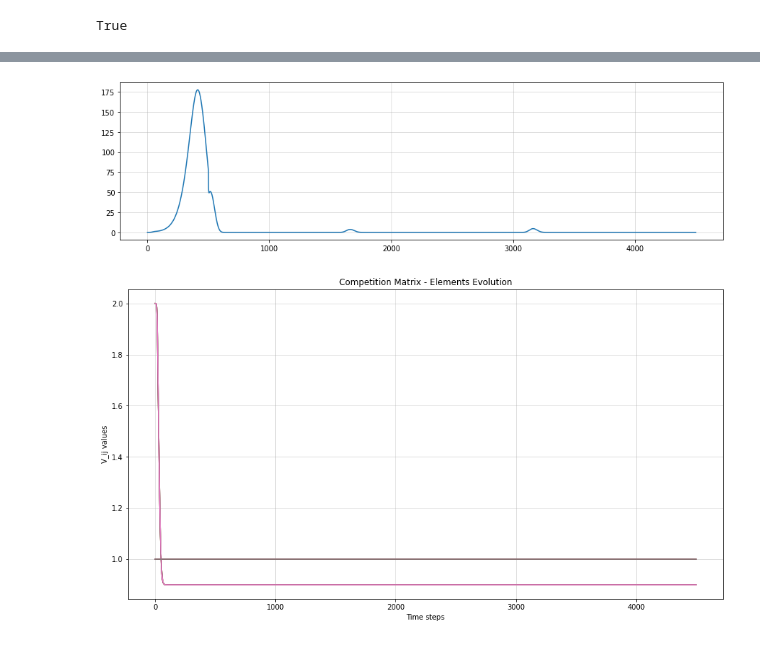
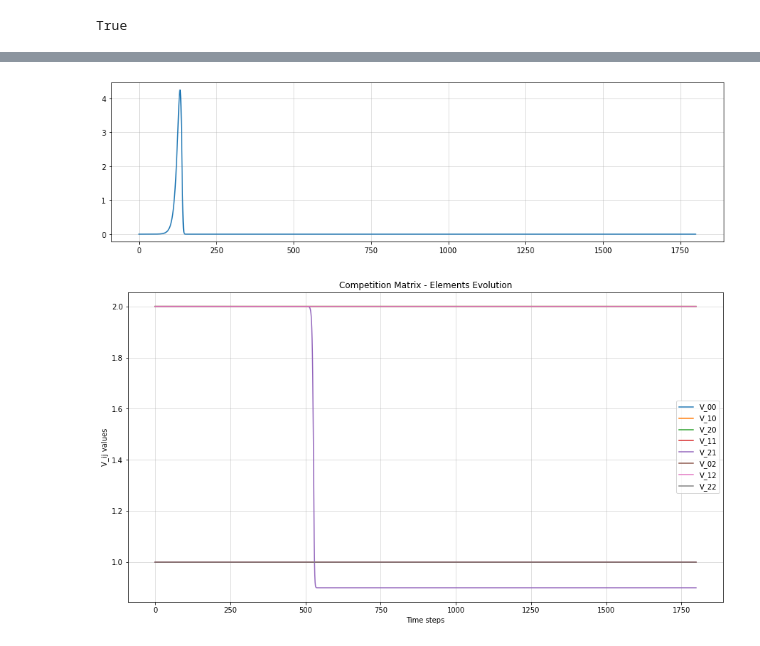
Before and after one commit to sazio/Transients, a Jupyter notebook: Python/WLC_SSM.ipynb, the cells around one changed output, grey strips where cells are left out. Drawn from its saved outputs; the diff is of its cells as text; code cells hidden in the pictures.

Commit message:
Some problems with delay

```diff
--- a/Python/WLC_SSM.ipynb
+++ b/Python/WLC_SSM.ipynb
@@ -16,11 +16,13 @@ beta = 2.5
 V_1 = 0.9
 eps = 0.01
 sigma = 0.0001
-tau = 1 # delay in competition matrix
+#tau = 1 # delay in competition matrix
 V_0 = 2.
 # %%
-t = np.linspace(0, 5, num = 4500) # time steps
+t_end = 3
+t = np.linspace(0, t_end, num = 1800) # time steps
 # adding some noise to principal neurons initialization
+#np.random.seed(137) # setting random seed
 #a = np.asarray([np.ones(N_p) + np.random.normal(0,0.001, N_p) for i in range(0,len(t))]) # principal neurons
 a = np.asarray([np.zeros(N_p) for i in range(0,len(t))]) # principal neurons
 # %%
@@ -122,7 +150,9 @@ x_0 = np.asarray([patterns[0] for i in range(0,time_each_pattern)]) # sensory ne
 x_1 = np.asarray([patterns[1] for i in range(0,time_each_pattern)]) # sensory neurons -- pattern 2
 x_2 = np.asarray([patterns[2] for i in range(0,time_each_pattern)]) # sensory neurons -- pattern 3
 #x_int = np.asarray([np.zeros((N_s,N_s)) for i in range(0,time_each_pattern//10)])
-x = np.vstack((x_0,x_1,x_2, x_0,x_1,x_2, x_0,x_1,x_2)) # sensory neurons -- all the patterns
+x = np.vstack((x_0,x_1,x_2, x_0))
+#for i in range(0,repetitions-1):
+#  x = np.vstack((x, x_0,x_1,x_2)) # sensory neurons -- all the patterns
 # %%
 x.shape[0] == len(t)
 # %% [output]
@@ -136,7 +166,7 @@ P = np.asarray([np.ones((N_s,N_p)) + eta  for i in range(0,len(t))]) # projectio
 V = np.asarray([ V_0*np.ones((N_p, N_p)) - (V_0 - 1)*np.eye(N_p) for i in range(0, len(t))]) # competition matrix
 xi_t = np.random.uniform(0, sigma, size=len(t)) # adding noise uniformly sampled [0,sigma]
 # %%
-def ODE_Int(a,x,t,P,V,xi_t,alpha = 1, tau = 1):
+def ODE_Int(a,x,t,P,V,xi_t,alpha = 1, tau = 480):
   """
   Euler Method for ODE Integration
   """
@@ -144,24 +174,24 @@ def ODE_Int(a,x,t,P,V,xi_t,alpha = 1, tau = 1):
   for n in tqdm(range(0,len(t)-1)):
     for i in range(0, N_p):
       #Principal Neurons Amplitudes
-      a[n+1,i] = a[n,i] + (a[n,i] - a[n,i]*np.matmul(V[n, i,:],a[n,:]) + alpha*a[n,i]*np.matmul(P[n,:,:].T[i,:], x[n,:]) + xi_t[n])*(t[n+1] - t[n])
+      a[n+1,i] = a[n,i] + (a[n,i] - a[n,i]*np.dot(V[n, i,:],a[n,:]) + alpha*a[n,i]*np.dot(P[n,:,:].T[i,:], x[n,:]) + xi_t[n])*(t[n+1] - t[n])
 
       for j in range(0, N_s):
         # Projection Matrix
         P[n+1, j, i] = P[n, j, i] + eps*a[n, i]*(beta*x[n, j] - P[n,j,i])*(t[n+1] - t[n])
 
-      for k in range(0,N_p):
+      for k in range(0, N_p):
         # Competition Matrix - Delay Differential Equation
         if n-tau >= 0:
-          if i!= k :
-            V[n+1,i, k] = V[n, i, k] + eps*a[n, i]*a[n-tau,k]*(V_1 - V[n, i, k])*(t[n+1] - t[n])
+          if i!= k:
+            V[n+1,k,i] = V[n,k,i] + eps*a[n, i]*a[n-tau,k]*(V_1 - V[n,k,i])*(t[n+1] - t[n])
           else:
-            V[n+1,i,k] = 1
+            V[n+1,k,i] = 1
         else:
           if i!=k:
-            V[n+1, i, k] = V[n, i, k] # + eps*a[n, i]*a[n, k]*(V_1 - V[n, i, k])*(t[n+1] - t[n])
+            V[n+1,k,i] = V[n,k,i] # + eps*a[n, i]*a[n, k]*(V_1 - V[n, i, k])*(t[n+1] - t[n])
           else:
-            V[n+1,i,k] = 1
+            V[n+1,k,i] = 1
 
   return (a, P, V)
 # %%
@@ -182,9 +214,9 @@ for ax in fig.get_axes():
 # %%
 plt.figure(figsize=(15,4))
-plt.plot(a_learn[:,0] - a_learn[:,2])
+plt.plot(a_learn[:,2] - a_learn[:,0])
 plt.grid(alpha = 0.5)
 # %% [output]
-[figure, old version]
+[figure, new version]
 # %%
 plt.figure(figsize=(15,8))
 plt.title("Competition Matrix - Elements Evolution")
@@ -198,9 +230,10 @@ plt.plot(V_learn[:,2,1])
 plt.plot(V_learn[:,0,2])
 plt.plot(V_learn[:,1,2])
 plt.plot(V_learn[:,2,2])
+plt.legend(["V_00","V_10", "V_20","V_11", "V_21","V_02", "V_12","V_22"])
 plt.grid(alpha = 0.5)
 # %% [output]
-[figure, old version]
+[figure, new version]
 # %%
 #a_retr, P_retr, V_retr = ODE_Int(a_learn, x, t, P_learn, V_learn, xi_t, alpha = 0)
 # %%
```
Also changed, not shown: parts of 4 cells of this notebook.
